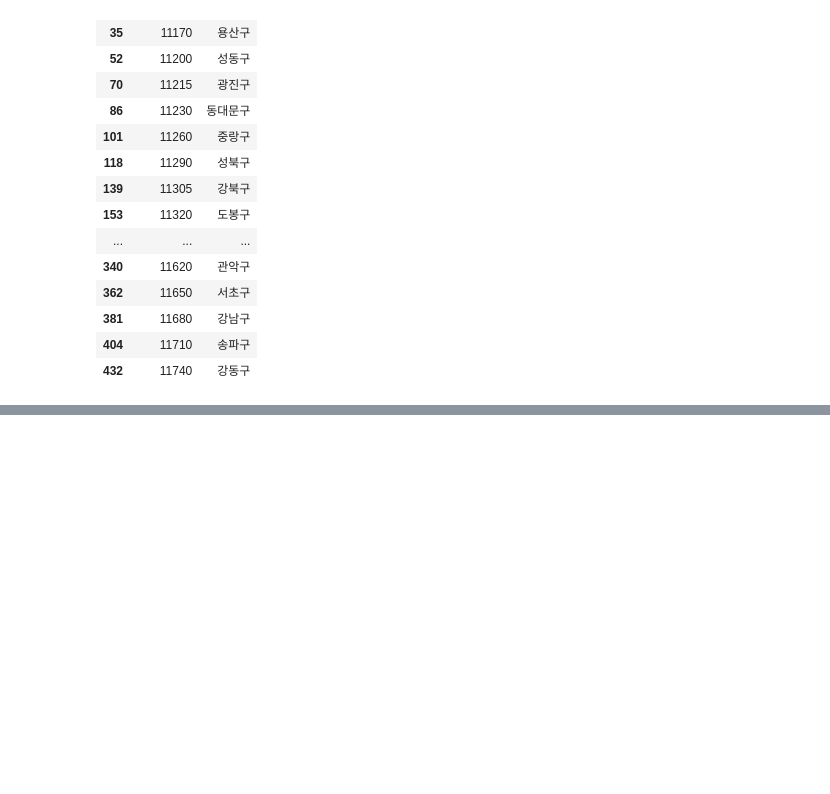
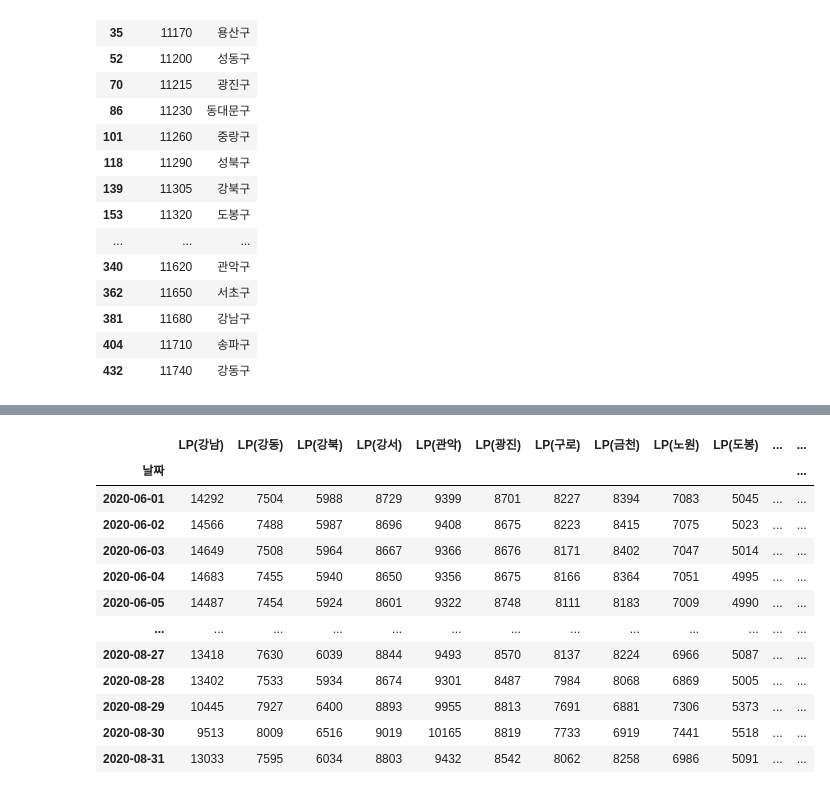
Before and after one commit to hwaneGithub/hwaneGithub.github.io, a Jupyter notebook: 서울 20~30대 생활인구(6~8월).ipynb, the cells around one changed output, grey strips where cells are left out. Cells and saved outputs as stored; diff of their text form; code cells hidden in the pictures; blank space fills up the shorter version.

```diff
--- a/서울 20~30대 생활인구(6~8월).ipynb
+++ b/서울 20~30대 생활인구(6~8월).ipynb
@@ -5,6 +6,6 @@ import glob
 # %%
 file_dir = r'C:/Users/shine/Desktop/BigData/Mentoring/0919'
-save_file = r'C:/Users/shine/Desktop/BigData/Mentoring/0919/서울 20~30대 생활인구(6~8월).csv'
+save_file = r'C:/Users/shine/Desktop/BigData/Mentoring/0919/preprocess data/서울 20~30대 생활인구(6~8월).csv'
 all_file = glob.glob(os.path.join(file_dir, 'LOCAL_PEOPLE_DONG_20200*.csv'))
 # %%
 people_data = []
@@ -112,0 +116,7 @@ local_people
+# %%
+# 날짜 데이터프레임
+date = pd.DataFrame(data = local_people['날짜'])
+date = date.drop_duplicates()
+date['날짜'] = pd.to_datetime(date['날짜'], format='%Y%m%d')
+date = date.reset_index(drop=True)
+date
@@ -112,0 +137,83 @@ local_people
+# %%
+district = pd.DataFrame(data = local_people[['행정구','생활인구']])
+
+# 구별 생활인구 컬럼 만들기
+gn = district[district['행정구'].isin(['강남구'])].reset_index()
+gn = pd.DataFrame(data = gn['생활인구'])
+gd = district[district['행정구'].isin(['강동구'])].reset_index()
+gd = pd.DataFrame(data = gd['생활인구'])
+gb = district[district['행정구'].isin(['강북구'])].reset_index()
+gb = pd.DataFrame(data = gb['생활인구'])
+gs = district[district['행정구'].isin(['강서구'])].reset_index()
+gs = pd.DataFrame(data = gs['생활인구'])
+ga = district[district['행정구'].isin(['관악구'])].reset_index()
+ga = pd.DataFrame(data = ga['생활인구'])
+gj = district[district['행정구'].isin(['광진구'])].reset_index()
+gj = pd.DataFrame(data = gj['생활인구'])
+gr = district[district['행정구'].isin(['구로구'])].reset_index()
+gr = pd.DataFrame(data = gr['생활인구'])
+gc = district[district['행정구'].isin(['금천구'])].reset_index()
+gc = pd.DataFrame(data = gc['생활인구'])
+nw = district[district['행정구'].isin(['노원구'])].reset_index()
+nw = pd.DataFrame(data = nw['생활인구'])
+db = district[district['행정구'].isin(['도봉구'])].reset_index()
+db = pd.DataFrame(data = db['생활인구'])
+ddm = district[district['행정구'].isin(['동대문구'])].reset_index()
+ddm = pd.DataFrame(data = ddm['생활인구'])
+dj = district[district['행정구'].isin(['동작구'])].reset_index()
+dj = pd.DataFrame(data = dj['생활인구'])
+mp = district[district['행정구'].isin(['마포구'])].reset_index()
+mp = pd.DataFrame(data = mp['생활인구'])
+sdm = district[district['행정구'].isin(['서대문구'])].reset_index()
+sdm = pd.DataFrame(data = sdm['생활인구'])
+sc = district[district['행정구'].isin(['서초구'])].reset_index()
+sc = pd.DataFrame(data = sc['생활인구'])
+sd = district[district['행정구'].isin(['성동구'])].reset_index()
+sd = pd.DataFrame(data = sd['생활인구'])
+sb = district[district['행정구'].isin(['성북구'])].reset_index()
+sb = pd.DataFrame(data = sb['생활인구'])
+sp = district[district['행정구'].isin(['송파구'])].reset_index()
+sp = pd.DataFrame(data = sp['생활인구'])
+yc = district[district['행정구'].isin(['양천구'])].reset_index()
+yc = pd.DataFrame(data = yc['생활인구'])
+ydp = district[district['행정구'].isin(['영등포구'])].reset_index()
+ydp = pd.DataFrame(data = ydp['생활인구'])
+ys = district[district['행정구'].isin(['용산구'])].reset_index()
+ys = pd.DataFrame(data = ys['생활인구'])
+ep = district[district['행정구'].isin(['은평구'])].reset_index()
+ep = pd.DataFrame(data = ep['생활인구'])
+jr1 = district[district['행정구'].isin(['종로구'])].reset_index()
+jr1 = pd.DataFrame(data = jr1['생활인구'])
+j = district[district['행정구'].isin(['중구'])].reset_index()
+j = pd.DataFrame(data = j['생활인구'])
+jr2 = district[district['행정구'].isin(['중랑구'])].reset_index()
+jr2 = pd.DataFrame(data = jr2['생활인구'])
+
+# 구별 데이터 합치기
+district = pd.concat([gn,gd,gb,gs,ga,gj,gr,gc,nw,db,ddm,dj,mp,sdm,sc,sd,sb,sp,yc,ydp,ys,ep,jr1,j,jr2],
+                     axis=1, ignore_index=True)
+# 컬럼명 지정
+district.columns = ['LP(강남)','LP(강동)','LP(강북)','LP(강서)','LP(관악)',
+                    'LP(광진)','LP(구로)','LP(금천)','LP(노원)','LP(도봉)',
+                    'LP(동대문)','LP(동작)','LP(마포)','LP(서대문)','LP(서초)',
+                    'LP(성동)','LP(성북)','LP(송파)','LP(양천)','LP(영등포)',
+                    'LP(용산)','LP(은평)','LP(종로)','LP(중구)','LP(중랑)']
+# 날짜 붙이기
+district = date.join(district).set_index('날짜')
+# 맨 위에 save_file 변수에 지정한 파일 경로와 파일명으로 저장
+district.to_csv(save_file, encoding = 'utf-8-sig')
+district
+# %% [output]
+|  | LP(강남) | LP(강동) | LP(강북) | LP(강서) | LP(관악) | LP(광진) | LP(구로) | LP(금천) | LP(노원) | LP(도봉) | ... | ... |
+| 날짜 |  |  |  |  |  |  |  |  |  |  |  | ... |
+| 2020-06-01 | 14292 | 7504 | 5988 | 8729 | 9399 | 8701 | 8227 | 8394 | 7083 | 5045 | ... | ... |
+| 2020-06-02 | 14566 | 7488 | 5987 | 8696 | 9408 | 8675 | 8223 | 8415 | 7075 | 5023 | ... | ... |
+| 2020-06-03 | 14649 | 7508 | 5964 | 8667 | 9366 | 8676 | 8171 | 8402 | 7047 | 5014 | ... | ... |
+| 2020-06-04 | 14683 | 7455 | 5940 | 8650 | 9356 | 8675 | 8166 | 8364 | 7051 | 4995 | ... | ... |
+| 2020-06-05 | 14487 | 7454 | 5924 | 8601 | 9322 | 8748 | 8111 | 8183 | 7009 | 4990 | ... | ... |
+| ... | ... | ... | ... | ... | ... | ... | ... | ... | ... | ... | ... | ... |
+| 2020-08-27 | 13418 | 7630 | 6039 | 8844 | 9493 | 8570 | 8137 | 8224 | 6966 | 5087 | ... | ... |
+| 2020-08-28 | 13402 | 7533 | 5934 | 8674 | 9301 | 8487 | 7984 | 8068 | 6869 | 5005 | ... | ... |
+| 2020-08-29 | 10445 | 7927 | 6400 | 8893 | 9955 | 8813 | 7691 | 6881 | 7306 | 5373 | ... | ... |
+| 2020-08-30 | 9513 | 8009 | 6516 | 9019 | 10165 | 8819 | 7733 | 6919 | 7441 | 5518 | ... | ... |
+| 2020-08-31 | 13033 | 7595 | 6034 | 8803 | 9432 | 8542 | 8062 | 8258 | 6986 | 5091 | ... | ... |
```
Also changed, not shown: parts of 6 cells of this notebook.
